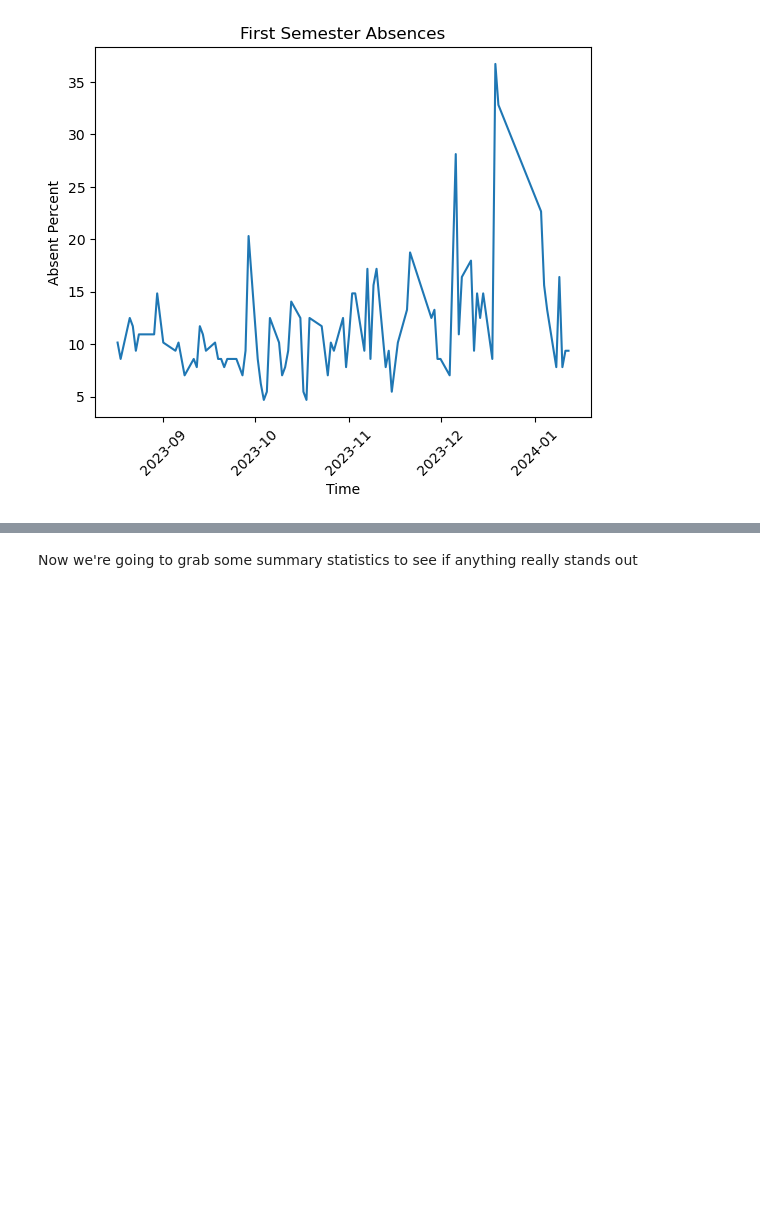
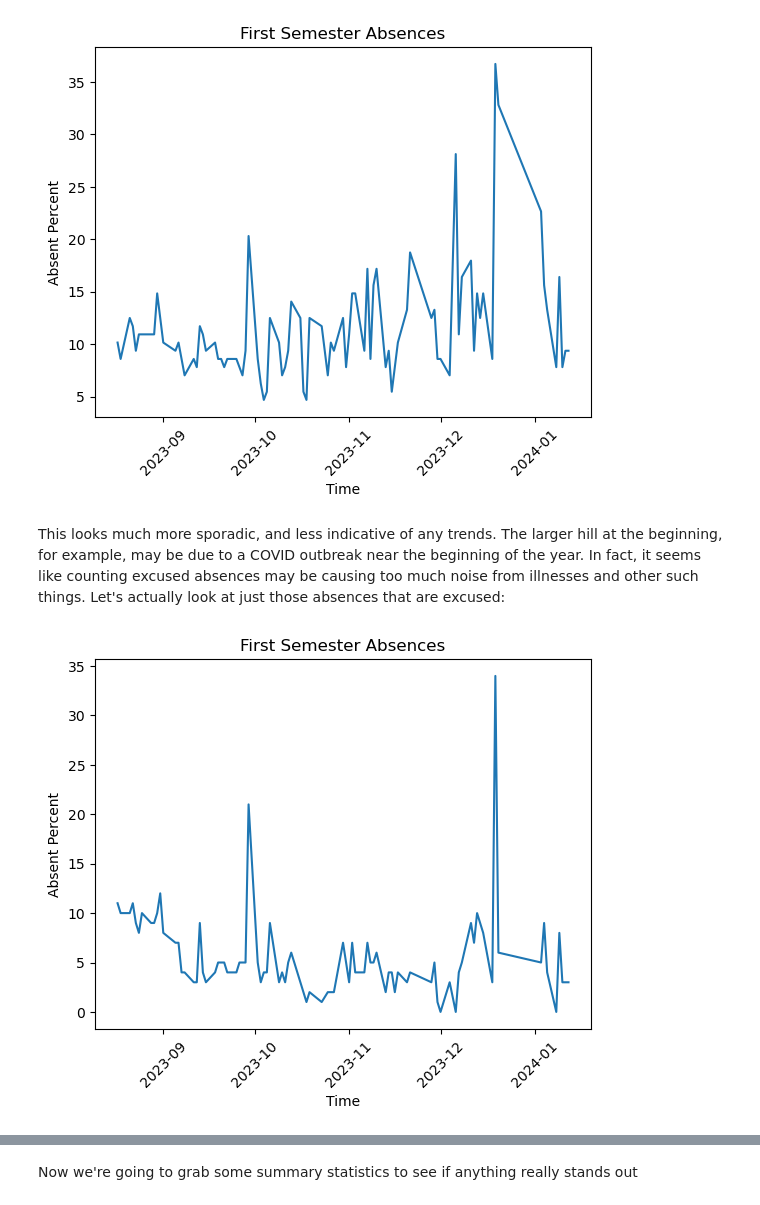
Before and after one commit to sahmed1217/Data-Projects, a Jupyter notebook: Attendance (anonymized).ipynb, the cells around one changed output, grey strips where cells are left out. Saved outputs shown, nothing was run; the diff lists cells and outputs as text; code cells hidden in the pictures; blank space fills up the shorter version.

```diff
--- a/Attendance (anonymized).ipynb
+++ b/Attendance (anonymized).ipynb
@@ -298,3 +326,20 @@ plt.xticks(rotation=45)
 plt.show()
 # %% [output]
 [figure]
+# %% [markdown]
+This looks much more sporadic, and less indicative of any trends. The larger hill at the beginning, for example, may be due to a COVID outbreak near the beginning of the year. In fact, it seems like counting excused absences may be causing too much noise from illnesses and other such things. Let's actually look at just those absences that are excused:
+# %%
+excused_bydate=absent_bydate-unexcused_bydate
+excused_percent_bydate=100*(excused_bydate/128)
+# %%
+plt.plot(excused_bydate)
+# Add title and axis labels
+plt.title('First Semester Absences')
+plt.xlabel('Time')
+plt.ylabel('Absent Percent')
+plt.xticks(rotation=45)
+
+# Display the plot
+plt.show()
+# %% [output]
+[figure, added]
```
Also changed, not shown: parts of 53 cells of this notebook.
